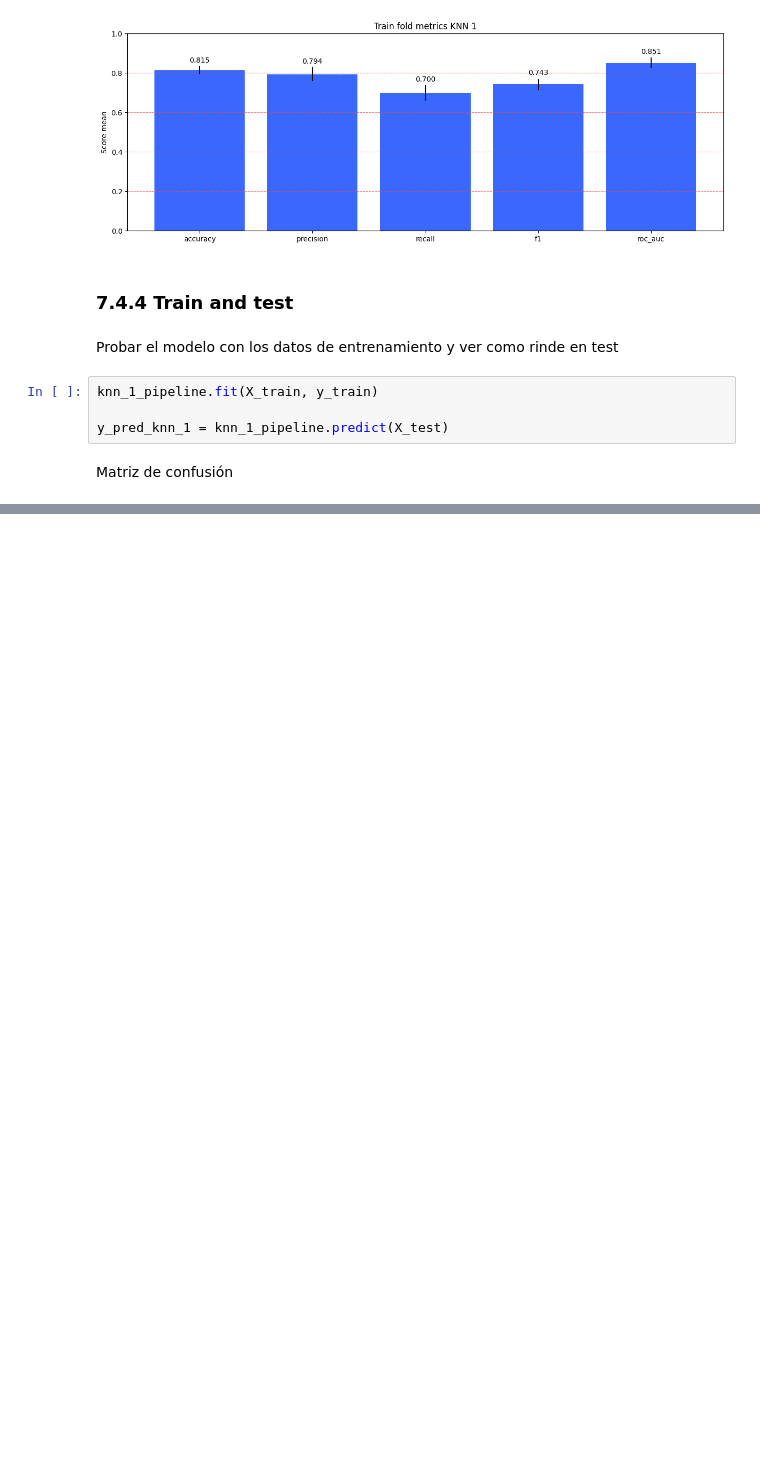
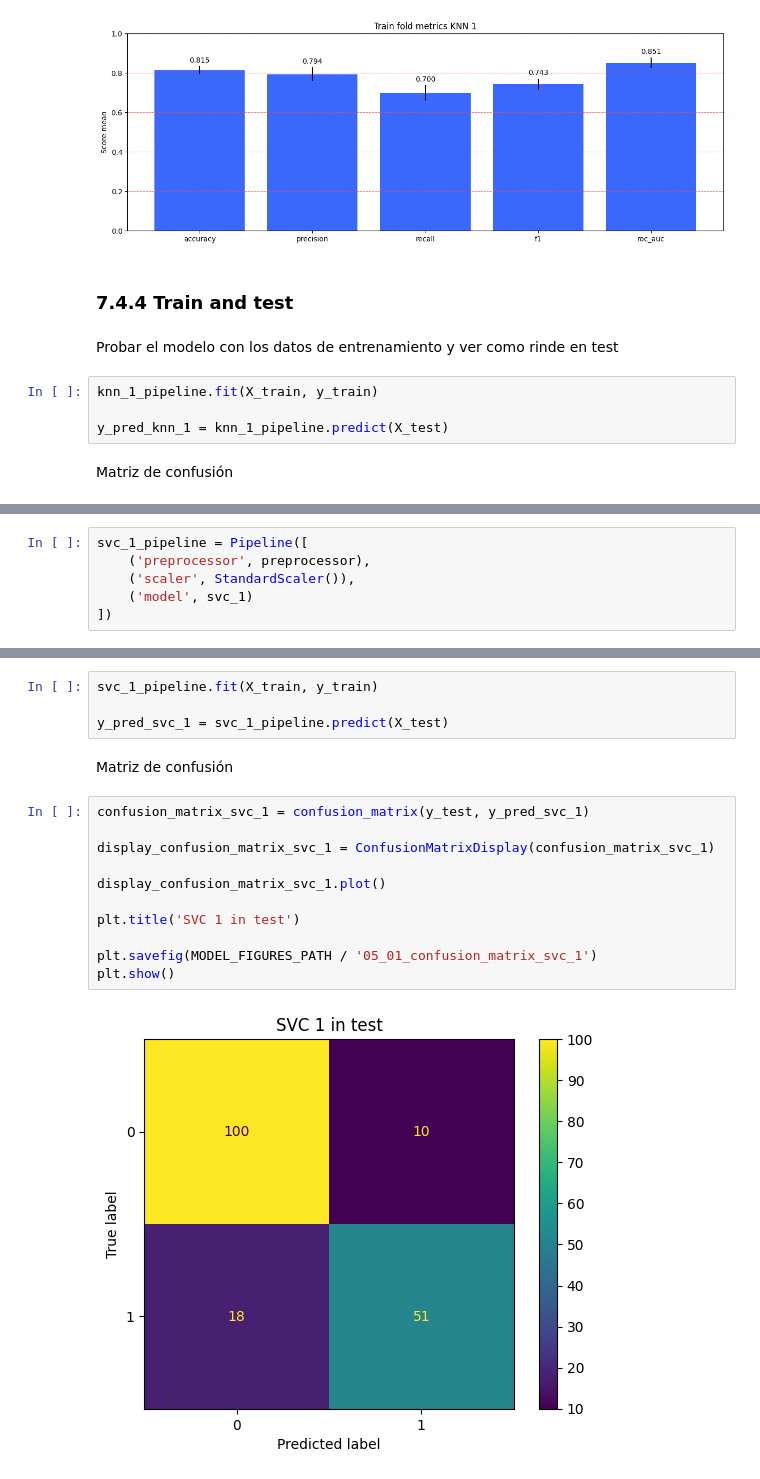
Before and after one commit to charligram/2_titanic, a Jupyter notebook: notebooks/03_modeling.ipynb, the cells around one changed output, grey strips where cells are left out. Drawn from its saved outputs; the diff is of its cells as text; blank space fills up the shorter version.

```diff
--- a/notebooks/03_modeling.ipynb
+++ b/notebooks/03_modeling.ipynb
@@ -587,0 +591,6 @@ plt.show()
+# %%
+svc_1_pipeline = Pipeline([
+    ('preprocessor', preprocessor),
+    ('scaler', StandardScaler()),
+    ('model', svc_1)
+])
@@ -587,0 +680,19 @@ plt.show()
+# %%
+svc_1_pipeline.fit(X_train, y_train)
+
+y_pred_svc_1 = svc_1_pipeline.predict(X_test)
+# %% [markdown]
+Matriz de confusión
+# %%
+confusion_matrix_svc_1 = confusion_matrix(y_test, y_pred_svc_1)
+
+display_confusion_matrix_svc_1 = ConfusionMatrixDisplay(confusion_matrix_svc_1)
+
+display_confusion_matrix_svc_1.plot()
+
+plt.title('SVC 1 in test')
+
+plt.savefig(MODEL_FIGURES_PATH / '05_01_confusion_matrix_svc_1')
+plt.show()
+# %% [output]
+[figure, added]
```
Also changed, not shown: parts of 24 cells of this notebook, 7 other files.
